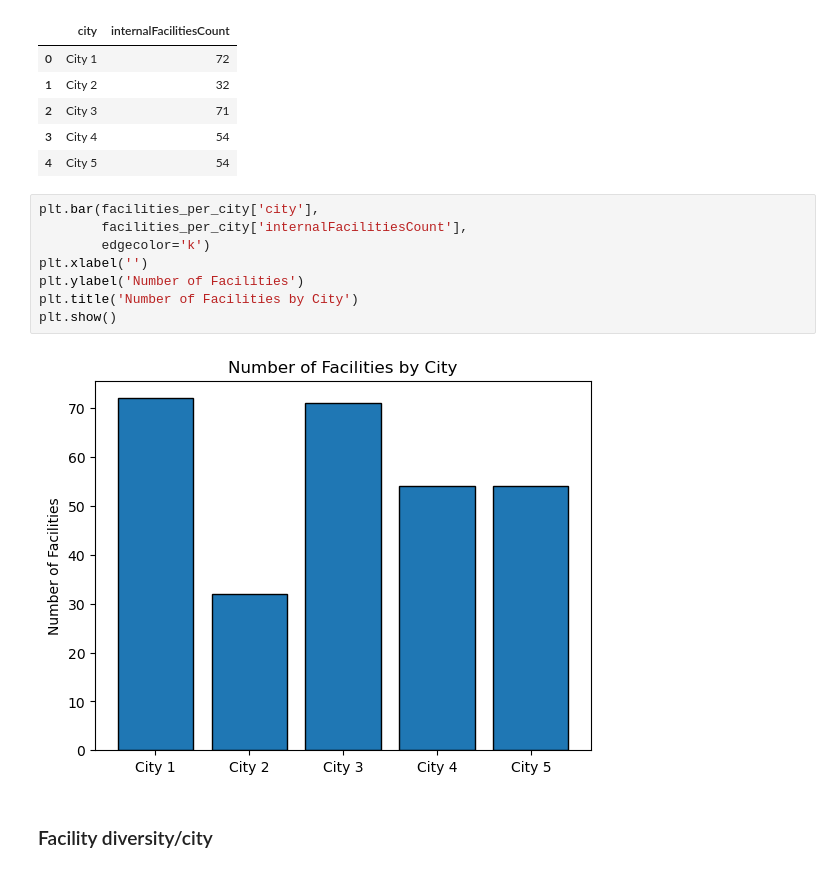
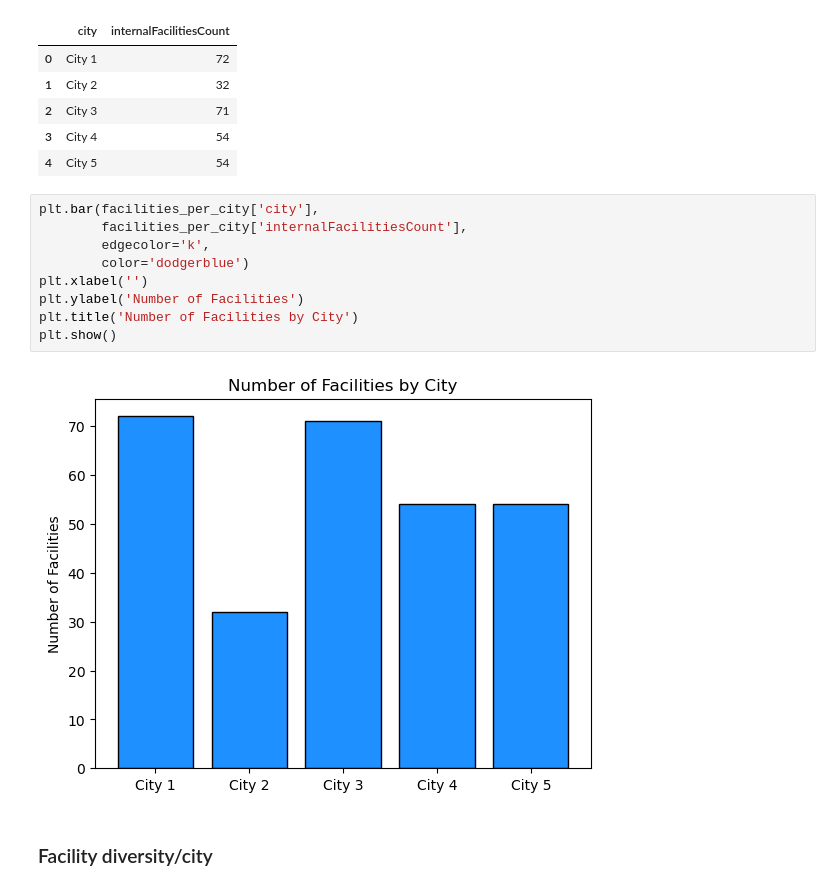
Before and after one commit to rodriguesfhs/research-grid, a Jupyter notebook: research-center-assignment/ML Test - Fabio Rodrigues.ipynb, the cells around one changed output. Drawn from its saved outputs; the diff is of its cells as text.

```diff
--- a/research-center-assignment/ML Test - Fabio Rodrigues.ipynb
+++ b/research-center-assignment/ML Test - Fabio Rodrigues.ipynb
@@ -129,13 +130,14 @@ facilities_per_city
 # %%
 plt.bar(facilities_per_city['city'],
         facilities_per_city['internalFacilitiesCount'],
-        edgecolor='k')
+        edgecolor='k',
+        color='dodgerblue')
 plt.xlabel('')
 plt.ylabel('Number of Facilities')
 plt.title('Number of Facilities by City')
 plt.show()
 # %% [output]
-[figure, old version]
+[figure, new version]
 # %% [markdown]
 ### Facility diversity/city
 # %%
```
Also changed, not shown: parts of 7 cells of this notebook.
